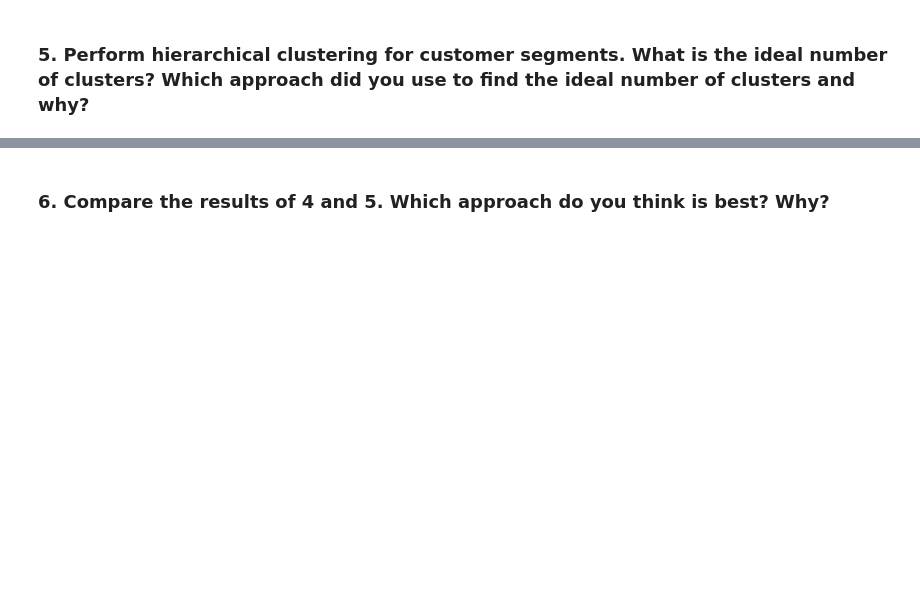
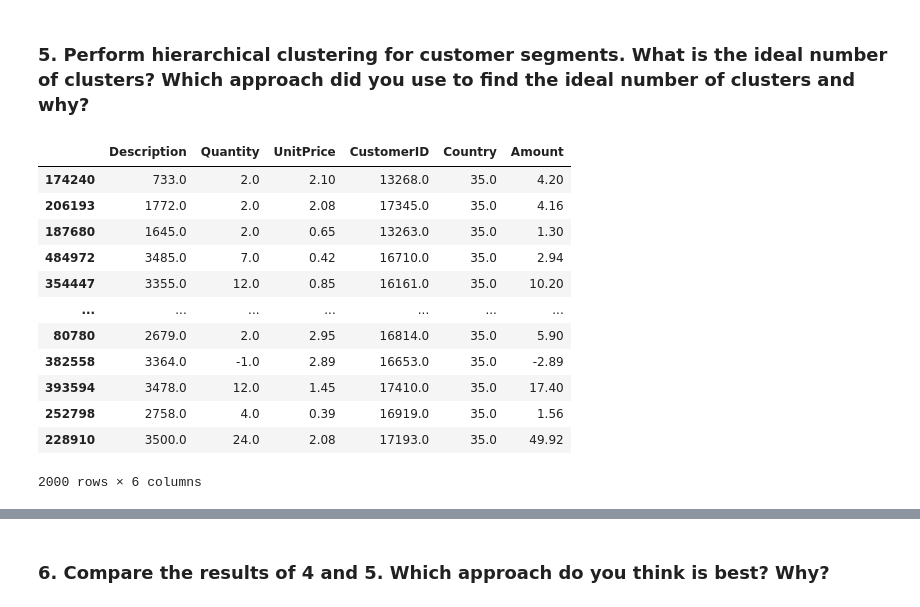
Before and after one commit to sam0790/homework, a Jupyter notebook: week 19/week19_hw.ipynb, the cells around one changed output, grey strips where cells are left out. Saved outputs shown, nothing was run; the diff lists cells and outputs as text; code cells hidden in the pictures; blank space fills up the shorter version.

```diff
--- a/week 19/week19_hw.ipynb
+++ b/week 19/week19_hw.ipynb
@@ -273,2 +303,21 @@ TypeError: '(array([False, False, False, ...,  True,  True,  True]), 0)' is an i
 # %% [markdown]
 ### 5.	Perform hierarchical clustering for customer segments. What is the ideal number of clusters? Which approach did you use to find the ideal number of clusters and why?
+# %%
+# making smaller samele size using resample method because it was not running all the data and it was crashing.
+from sklearn.utils import resample
+sample = resample(df,replace=True,n_samples=2000, random_state=42)
+sample
+# %% [output]
+|  | Description | Quantity | UnitPrice | CustomerID | Country | Amount |
+| 174240 | 733.0 | 2.0 | 2.10 | 13268.0 | 35.0 | 4.20 |
+| 206193 | 1772.0 | 2.0 | 2.08 | 17345.0 | 35.0 | 4.16 |
+| 187680 | 1645.0 | 2.0 | 0.65 | 13263.0 | 35.0 | 1.30 |
+| 484972 | 3485.0 | 7.0 | 0.42 | 16710.0 | 35.0 | 2.94 |
+| 354447 | 3355.0 | 12.0 | 0.85 | 16161.0 | 35.0 | 10.20 |
+| ... | ... | ... | ... | ... | ... | ... |
+| 80780 | 2679.0 | 2.0 | 2.95 | 16814.0 | 35.0 | 5.90 |
+| 382558 | 3364.0 | -1.0 | 2.89 | 16653.0 | 35.0 | -2.89 |
+| 393594 | 3478.0 | 12.0 | 1.45 | 17410.0 | 35.0 | 17.40 |
+| 252798 | 2758.0 | 4.0 | 0.39 | 16919.0 | 35.0 | 1.56 |
+| 228910 | 3500.0 | 24.0 | 2.08 | 17193.0 | 35.0 | 49.92 |
+2000 rows × 6 columns
```
Also changed, not shown: parts of 21 cells of this notebook, 9 other files.
